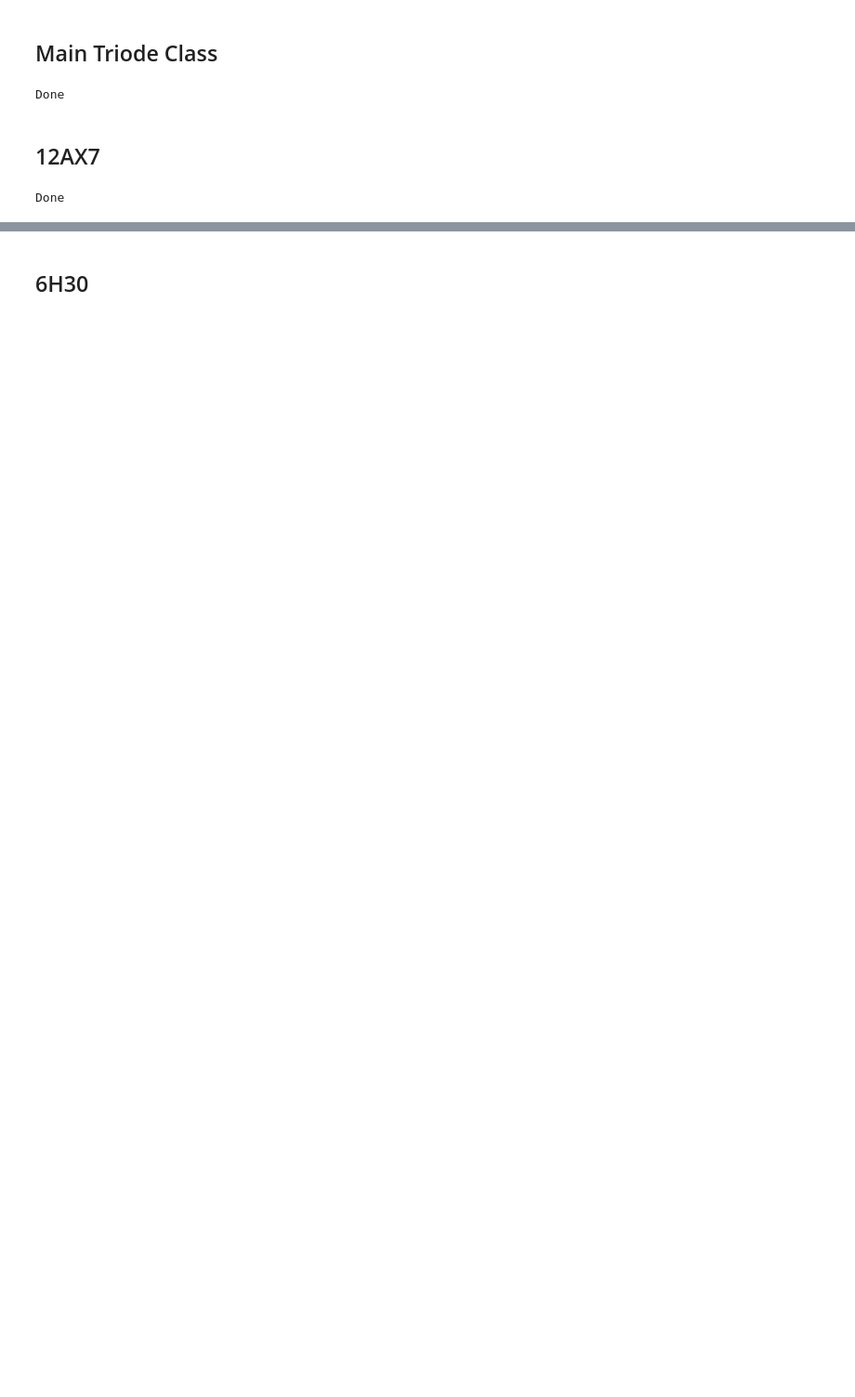
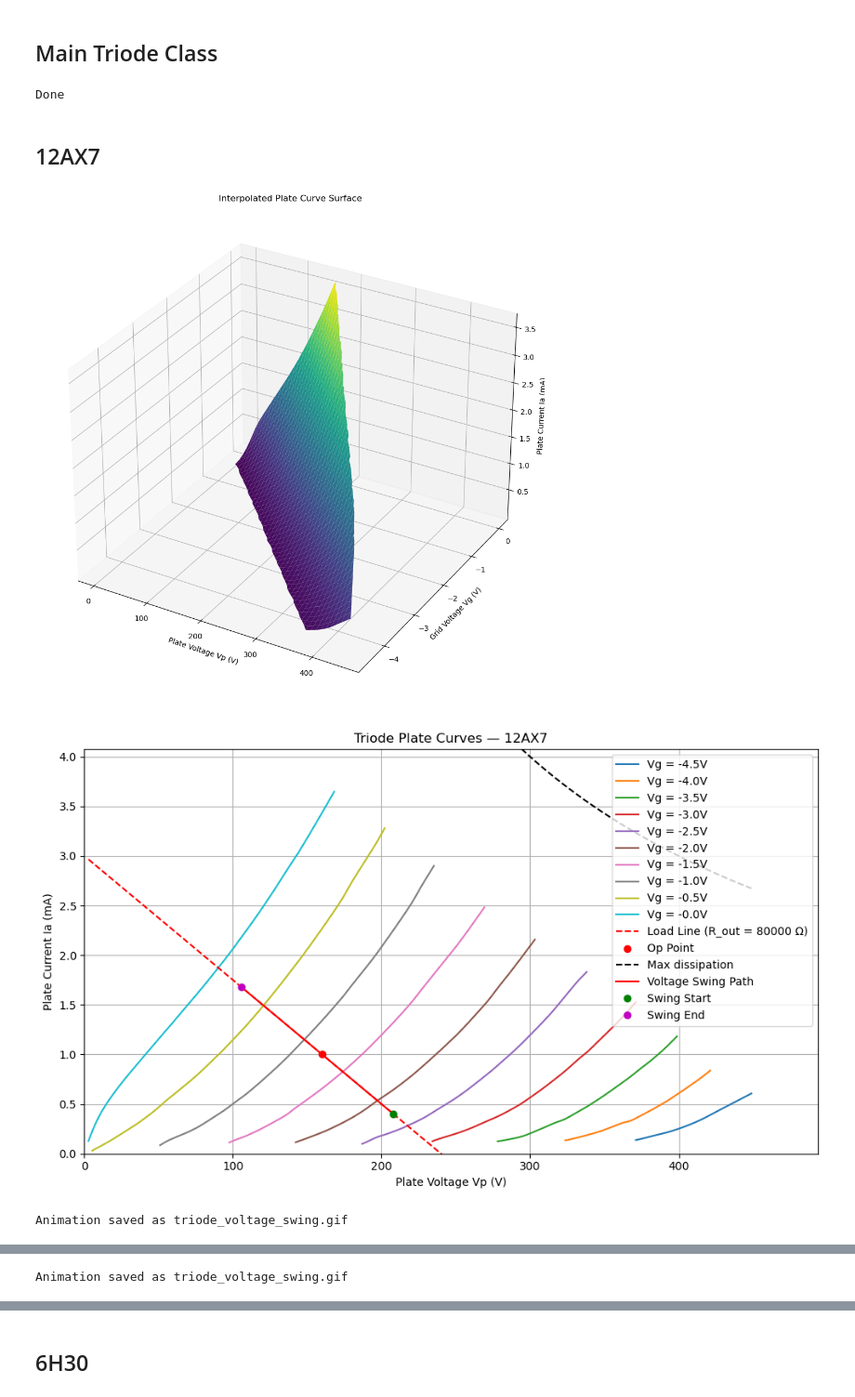
Before and after one commit to tiedyefreak22/Dual-Mono-Amp-Design, a Jupyter notebook: Triode_Pentode_Plate_Curves6.ipynb, the cells around one changed output, grey strips where cells are left out. Shown at 93% size. Saved outputs shown, nothing was run; the diff lists cells and outputs as text; code cells hidden in the pictures; blank space fills up the shorter version.

```diff
--- a/Triode_Pentode_Plate_Curves6.ipynb
+++ b/Triode_Pentode_Plate_Curves6.ipynb
@@ -801,25 +806,26 @@ Done
 # %%
 # Load CSV data
 df = pd.read_csv("12AX7_plate_curves.csv")
 
 # Flip grid voltages negative (fix)
 df["Vg"] = -np.abs(df["Vg"])
 
 Vp_data = df["Vp"].values
 Vg_data = df["Vg"].values
 Ia_data = df["Ia"].values
 
 Vp_data = np.array(Vp_data)
 Vg_data = np.array(Vg_data)
 Ia_data = np.array(Ia_data)
 
 triode1 = Triode(Vp_data, Ia_data, Vg_data, 1.2) # Dissipation for 12AX7
-# triode1.three_D_manifold()
-# triode1.plot_three_D_manifold()
-# triode1.load_line(240, 1250, 1, 2, 80000) # Load line for 12AX7 plate_current in milliamps
-# triode1.plot_load_line()
-# triode1.ccs_load_line(135, .95, 2, 100000) # CCS load line for 12AX7
-# triode1.plot_ccs_load_line()
-print("Done")
+triode1.three_D_manifold()
+triode1.plot_three_D_manifold()
+triode1.load_line(240, 1250, 1, 2, 80000) # Load line for 12AX7 plate_current in milliamps
+triode1.plot_load_line()
+triode1.ccs_load_line(135, .61, 2, 100000) # CCS load line for 12AX7
+triode1.plot_ccs_load_line()
 # %% [output]
+[figure, added]
+[figure, added]
-Done
+Animation saved as triode_voltage_swing.gif
@@ -825,0 +834 @@ Done
+Animation saved as triode_voltage_swing.gif
```
Also changed, not shown: parts of 13 cells of this notebook, 6 other files.
